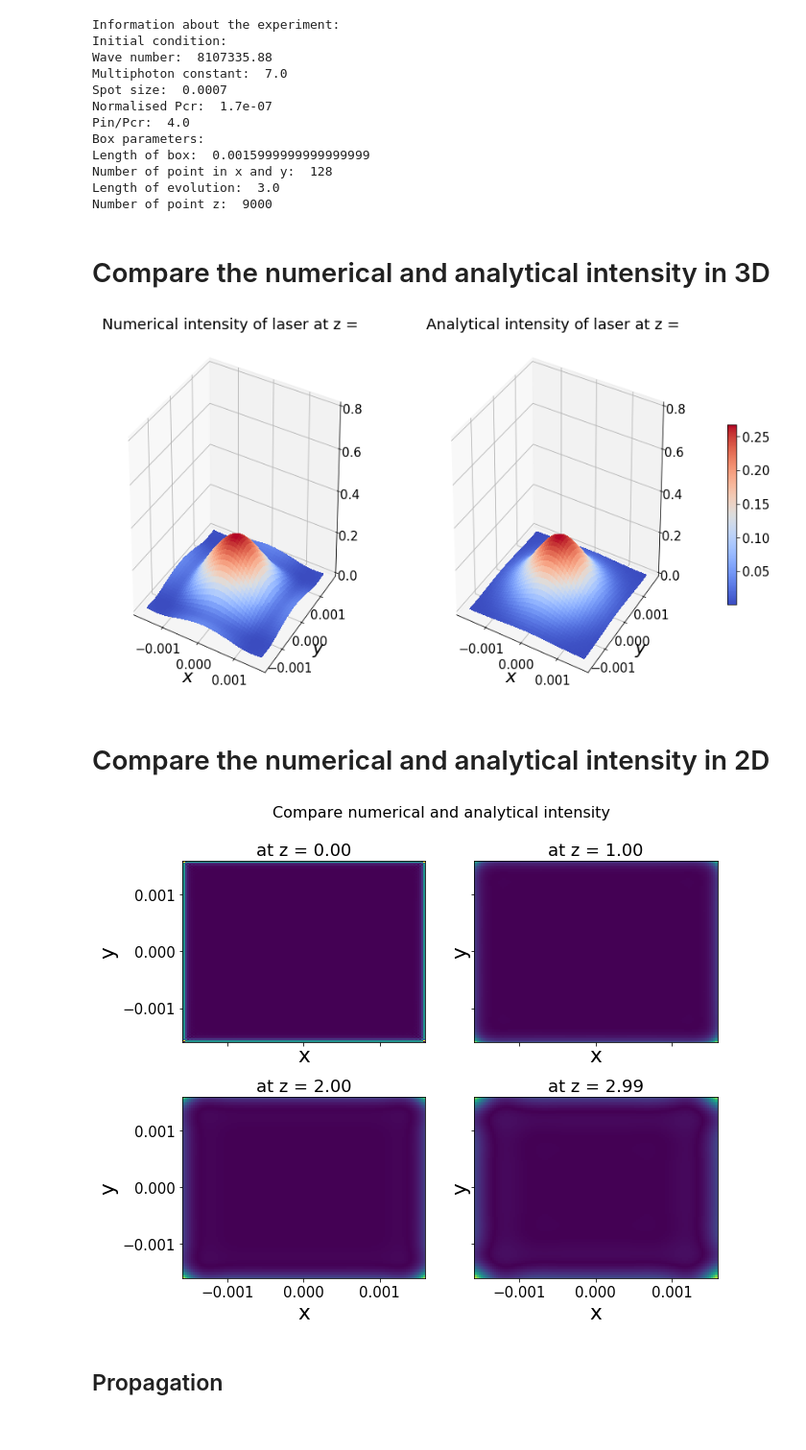
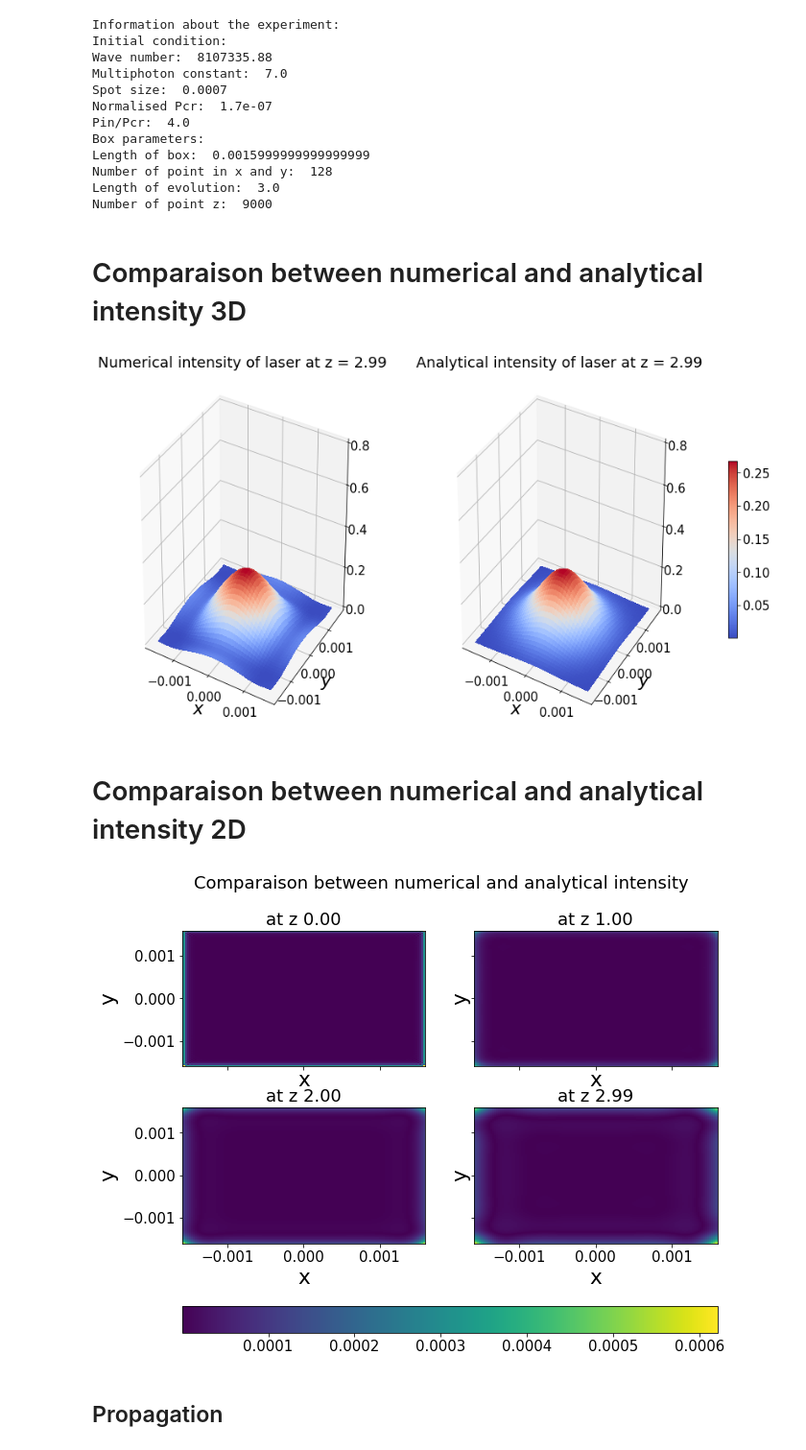
Before and after one commit to kimhong-chao/Project-PHY571, a Jupyter notebook: analysis/analyze_diffraction.ipynb, the cells around one changed output. Shown at 96% size. Cells and saved outputs as stored; diff of their text form; code cells hidden in the pictures.

Commit message:
fix analyze_diffraction

```diff
--- a/analysis/analyze_diffraction.ipynb
+++ b/analysis/analyze_diffraction.ipynb
@@ -67,8 +62,12 @@ Number of point in x and y:  128
 Length of evolution:  3.0
 Number of point z:  9000
 # %% [markdown]
-# Compare the numerical and analytical intensity in 3D
+# Comparaison between numerical and analytical intensity 3D
 # %%
+#spacial discretization along x and y, need to be the same as production codes
+r, d = np.linspace(-L, L, 2*N, retstep=True)
+x, y = np.meshgrid(r,r)
+
 #Zoom the figure in matplotlib
 import matplotlib as mpl
 mpl.rcParams['figure.figsize'] = (10,8)
@@ -85,22 +84,25 @@ square = np.vectorize(lambda x,y : x**2+y**2 )
 xy2 = square(x,y)
 inten_analy = lambda z : (E0*w0/w(z)*np.exp(-xy2/w(z)**2))**2
 
-
 #Plot 3D comparison between numerical and analytical solution at arbitary z
-#Since we only save 30 photos, z cannot be
 axes = []
 fig = plt.figure(figsize=plt.figaspect(0.5))
 
+z = 2.99
+pic = int(z*Nz/(nb_save*Lz))
+
+title = 'Numerical intensity of laser at z = ' + str(z)
 ax = fig.add_subplot(121,projection='3d')
-ax.title.set_text('Numerical intensity of laser at z = ')
+ax.title.set_text(title)
 ax.set_zlim(0, 0.8)
 ax.set_xlabel('$x$')
 ax.set_ylabel('$y$')
 axes.append(ax)
-surf = ax.plot_surface(x,y,inten_num[-1],cmap=cm.coolwarm, linewidth=0, antialiased=False)
+surf = ax.plot_surface(x,y,inten_num[pic],cmap=cm.coolwarm, linewidth=0, antialiased=False)
 
+title = 'Analytical intensity of laser at z = ' + str(z)
 ax = fig.add_subplot(122,projection='3d')
-ax.title.set_text('Analytical intensity of laser at z = ')
+ax.title.set_text(title)
 ax.set_zlim(0, 0.8)
 ax.set_xlabel('$x$')
 ax.set_ylabel('$y$')
@@ -115,31 +117,29 @@ plt.show()
 # save figure as pdf
 #plt.savefig("../figures/observables.pdf")
 # %% [output]
-[figure, old version]
+[figure, new version]
 # %% [markdown]
-# Compare the numerical and analytical intensity in 2D
+# Comparaison between numerical and analytical intensity 2D
 # %%
 z_interested = np.array([0, 1, 2, 2.99])
 pos_interested = z_interested*Nz/(nb_save*Lz)
 pos_interested = pos_interested.astype(int)
 
-    #plt.colorbar(mesh, ax=ax)
-    #plt.xlim(-0.1*L,0.1*L)
-    #plt.ylim(-0.1*L,0.1*L)
-
 nrow = 2; ncol = 2;
-fig, axs = plt.subplots(nrows=nrow, ncols=ncol, sharex=True, sharey=True, gridspec_kw={'hspace': 0.3})
-
+fig, axs = plt.subplots(nrows=nrow, ncols=ncol,sharex=True, sharey=True, gridspec_kw={'hspace': 0.3})
+mesh = []
 for i, ax in enumerate(axs.reshape(-1)):
-    ax.pcolormesh(x, y, np.abs((inten_num[pos_interested[i]] - inten_analy(z_interested[i]))\
-                               /inten_analy(z_interested[i])))
-    ax.set_title('at z = %.2f' %z_interested[i])
+    mesh.append(ax.pcolormesh(x, y, np.abs((inten_num[pos_interested[i]] - inten_analy(z_interested[i]))\
+                               /inten_analy(z_interested[i]))))
     ax.set_xlabel('x')
     ax.set_ylabel('y')
-fig.suptitle('Compare numerical and analytical intensity', fontsize=16)
-plt.show()
+    ax.set_title('at z %.2f' %z_interested[i])
+
+fig.suptitle('Comparaison between numerical and analytical intensity')
+fig.colorbar(mesh[0], ax=axs, orientation='horizontal', fraction=.1)
+fig.show()
 # %% [output]
-[figure, old version]
+[figure, new version]
 # %% [markdown]
 ## Propagation
 # %%
```
Also changed, not shown: parts of 1 cell of this notebook.
